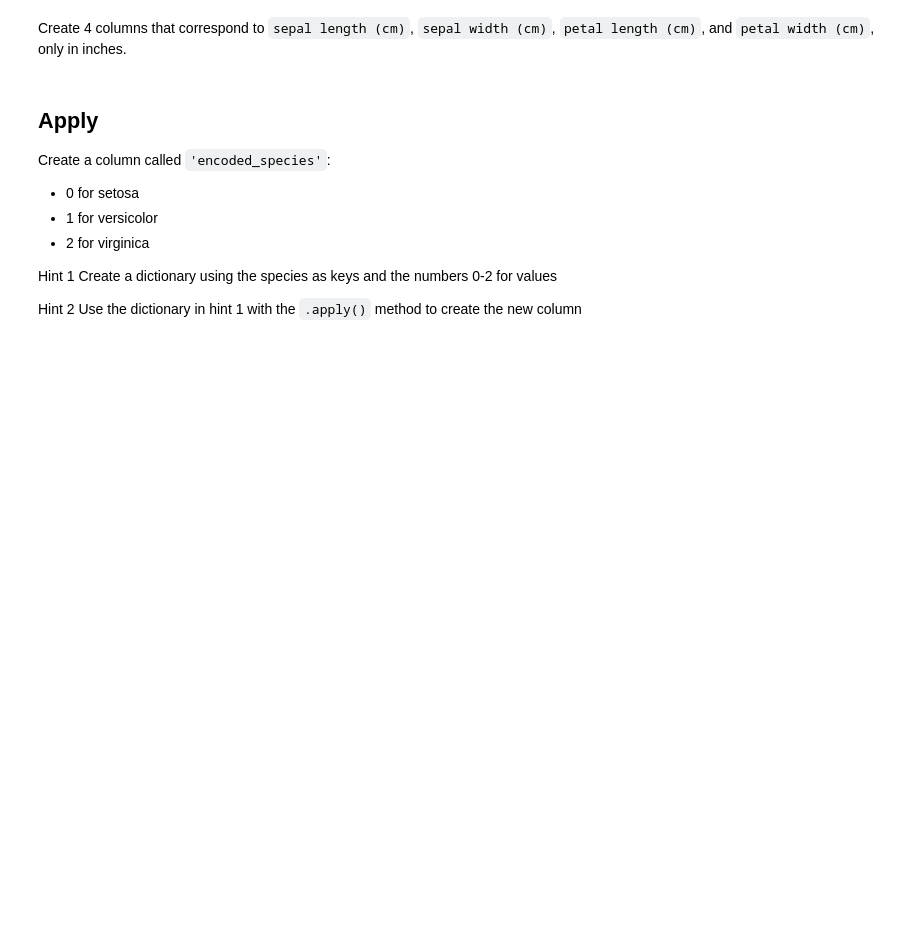
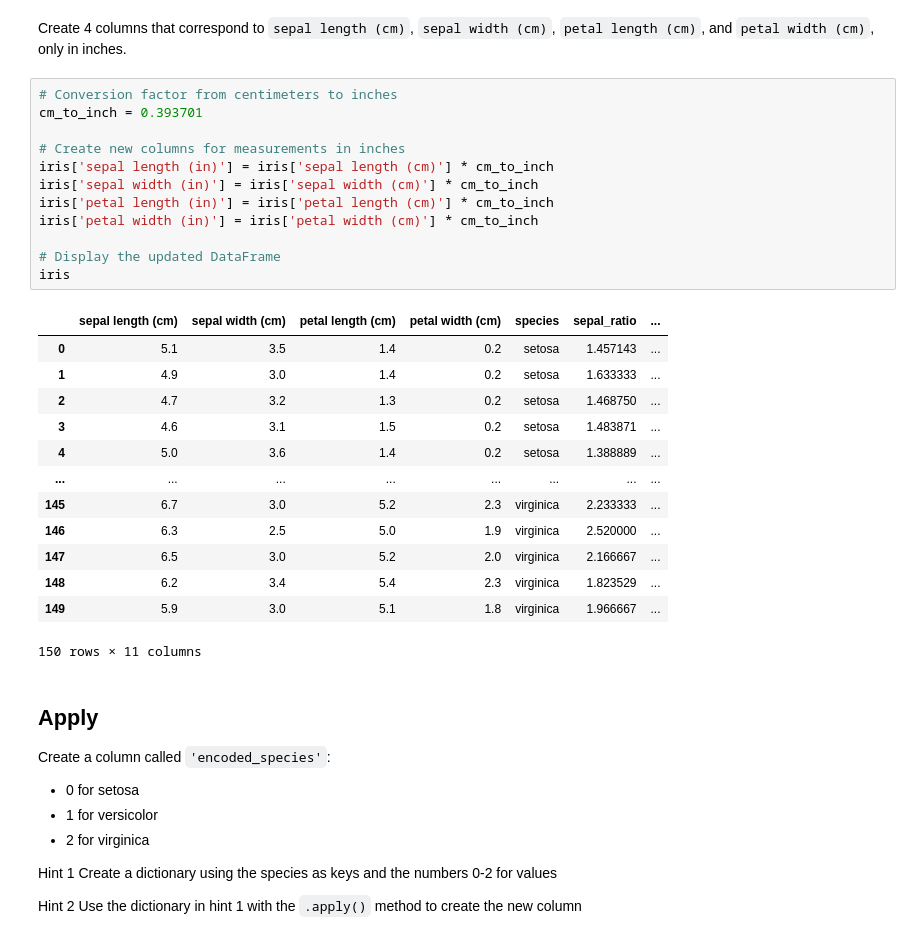
Before and after one commit to ahmedgaboelnaga/DEPI-Exercises, a Jupyter notebook: Assignment 2 - Pandas/Pandas Assignment 1-a.ipynb, the cells around one changed output. Drawn from its saved outputs; the diff is of its cells as text; blank space fills up the shorter version.

```diff
--- a/Assignment 2 - Pandas/Pandas Assignment 1-a.ipynb
+++ b/Assignment 2 - Pandas/Pandas Assignment 1-a.ipynb
@@ -27,5 +105,31 @@ Create a similar column called `'petal_ratio'`: petal width / petal length
 # %% [markdown]
 Create 4 columns that correspond to `sepal length (cm)`, `sepal width (cm)`, `petal length (cm)`, and `petal width (cm)`, only in inches.
+# %%
+# Conversion factor from centimeters to inches
+cm_to_inch = 0.393701
+
+# Create new columns for measurements in inches
+iris['sepal length (in)'] = iris['sepal length (cm)'] * cm_to_inch
+iris['sepal width (in)'] = iris['sepal width (cm)'] * cm_to_inch
+iris['petal length (in)'] = iris['petal length (cm)'] * cm_to_inch
+iris['petal width (in)'] = iris['petal width (cm)'] * cm_to_inch
+
+# Display the updated DataFrame
+iris
+# %% [output]
+|  | sepal length (cm) | sepal width (cm) | petal length (cm) | petal width (cm) | species | sepal_ratio | ... |
+| 0 | 5.1 | 3.5 | 1.4 | 0.2 | setosa | 1.457143 | ... |
+| 1 | 4.9 | 3.0 | 1.4 | 0.2 | setosa | 1.633333 | ... |
+| 2 | 4.7 | 3.2 | 1.3 | 0.2 | setosa | 1.468750 | ... |
+| 3 | 4.6 | 3.1 | 1.5 | 0.2 | setosa | 1.483871 | ... |
+| 4 | 5.0 | 3.6 | 1.4 | 0.2 | setosa | 1.388889 | ... |
+| ... | ... | ... | ... | ... | ... | ... | ... |
+| 145 | 6.7 | 3.0 | 5.2 | 2.3 | virginica | 2.233333 | ... |
+| 146 | 6.3 | 2.5 | 5.0 | 1.9 | virginica | 2.520000 | ... |
+| 147 | 6.5 | 3.0 | 5.2 | 2.0 | virginica | 2.166667 | ... |
+| 148 | 6.2 | 3.4 | 5.4 | 2.3 | virginica | 1.823529 | ... |
+| 149 | 5.9 | 3.0 | 5.1 | 1.8 | virginica | 1.966667 | ... |
+150 rows × 11 columns
 # %% [markdown]
 ## Apply
 
```
Also changed, not shown: parts of 14 cells of this notebook, 4 other files.
